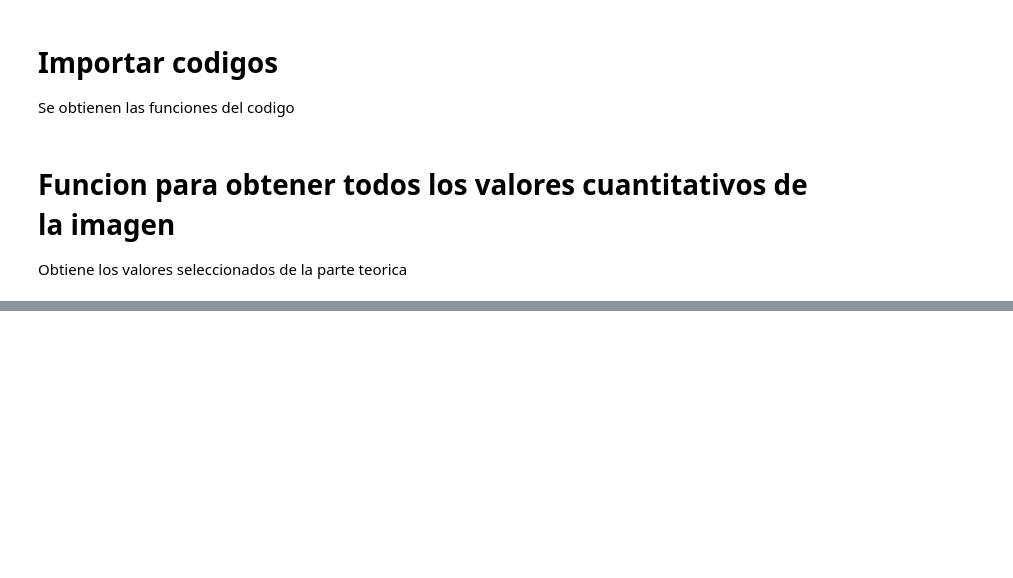
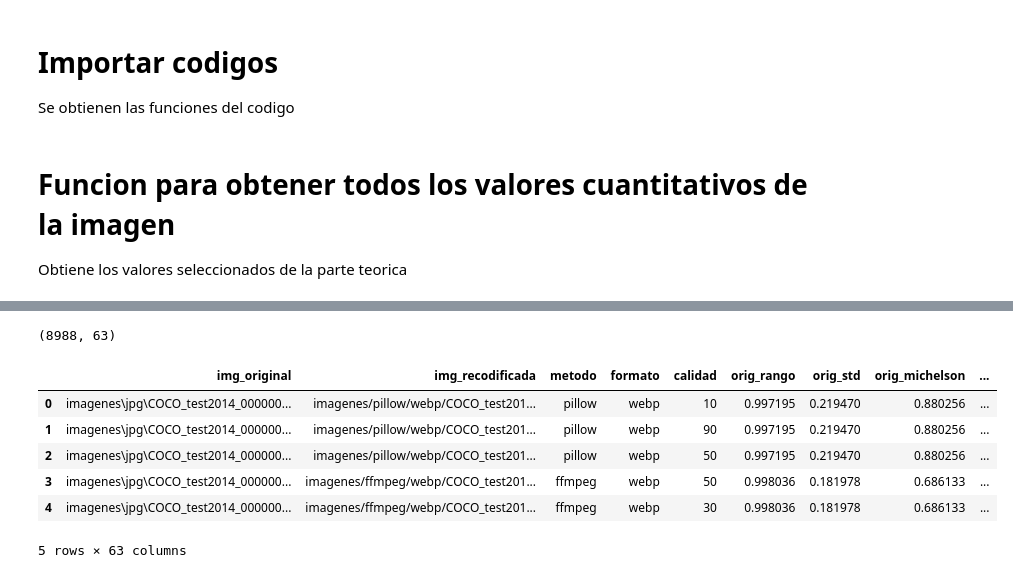
Before and after one commit to Santiago2004tt/Trabajo_Grado, a Jupyter notebook: Dataset_Creacion.ipynb, the cells around one changed output, grey strips where cells are left out. Saved outputs shown, nothing was run; the diff lists cells and outputs as text; code cells hidden in the pictures; blank space fills up the shorter version.

```diff
--- a/Dataset_Creacion.ipynb
+++ b/Dataset_Creacion.ipynb
@@ -288,0 +390,3 @@ memory usage: 122.5+ KB
+# %%
+df = pd.read_csv("csv/dataset_jpg_webp.csv")
+df.info()
@@ -288,0 +507,14 @@ memory usage: 122.5+ KB
+# %%
+df.shape
+# %% [output]
+(8988, 63)
+# %%
+df.head()
+# %% [output]
+|  | img_original | img_recodificada | metodo | formato | calidad | orig_rango | orig_std | orig_michelson | ... |
+| 0 | imagenes\jpg\COCO_test2014_000000... | imagenes/pillow/webp/COCO_test201... | pillow | webp | 10 | 0.997195 | 0.219470 | 0.880256 | ... |
+| 1 | imagenes\jpg\COCO_test2014_000000... | imagenes/pillow/webp/COCO_test201... | pillow | webp | 90 | 0.997195 | 0.219470 | 0.880256 | ... |
+| 2 | imagenes\jpg\COCO_test2014_000000... | imagenes/pillow/webp/COCO_test201... | pillow | webp | 50 | 0.997195 | 0.219470 | 0.880256 | ... |
+| 3 | imagenes\jpg\COCO_test2014_000000... | imagenes/ffmpeg/webp/COCO_test201... | ffmpeg | webp | 50 | 0.998036 | 0.181978 | 0.686133 | ... |
+| 4 | imagenes\jpg\COCO_test2014_000000... | imagenes/ffmpeg/webp/COCO_test201... | ffmpeg | webp | 30 | 0.998036 | 0.181978 | 0.686133 | ... |
+5 rows × 63 columns
```
Also changed, not shown: parts of 19 cells of this notebook, 5 other files.
